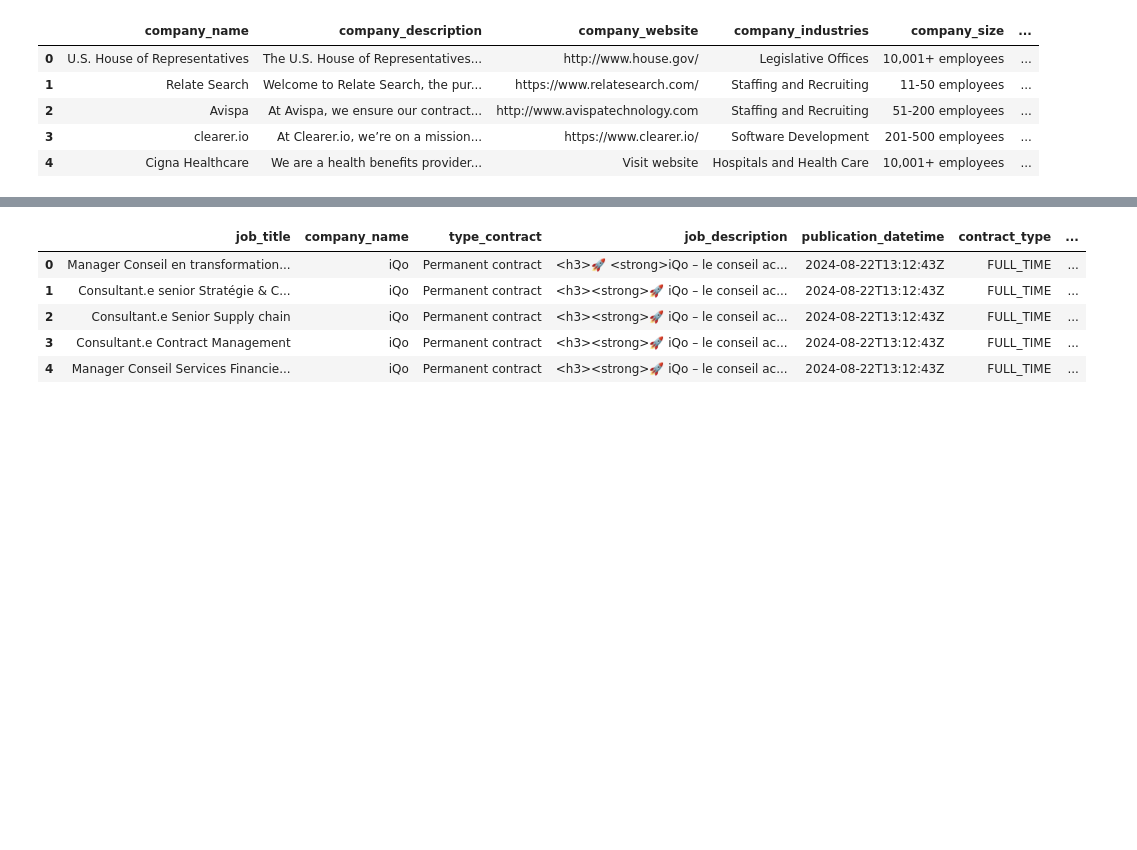
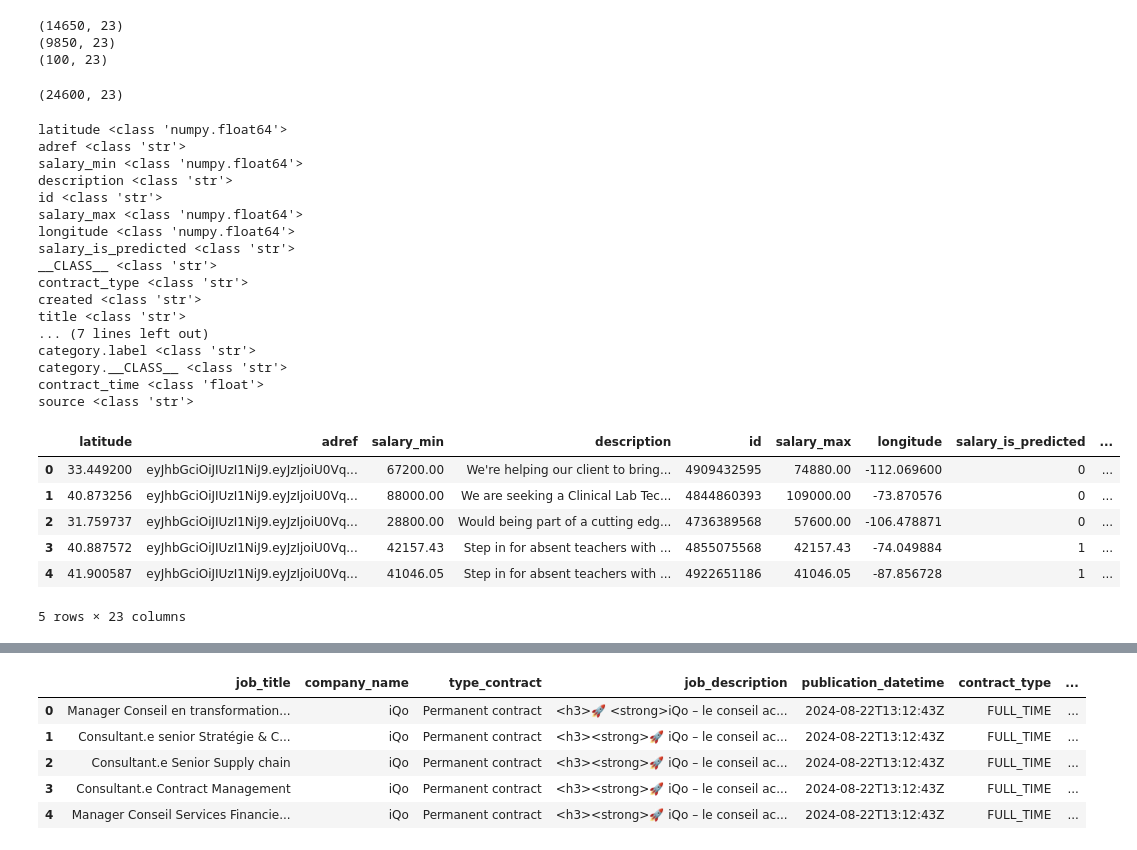
Before and after one commit to sodagt/JobMarket, a Jupyter notebook: processing/process_jobs.ipynb, the cells around one changed output, grey strips where cells are left out. Drawn from its saved outputs; the diff is of its cells as text; code cells hidden in the pictures; blank space fills up the shorter version.

```diff
--- a/processing/process_jobs.ipynb
+++ b/processing/process_jobs.ipynb
@@ -22,27 +22,56 @@ ModuleNotFoundError: No module named 'configs.conf'
 # %%
 #jobs_adzuna= pd.read_pickle('../outputs/raw/jobs_adzuna_sept.pkl')
-jobs_adzuna= pd.read_pickle('../outputs/raw/jobs_adzuna_us_nov.pkl')
+jobs_adzuna= pd.read_pickle('../outputs/raw/jobs_adzuna_nov.pkl')
 jobs_themuse = pd.read_pickle('../outputs/raw/jobs_muse_sept.pkl')
 jobs_wttj = pd.read_pickle('../outputs/raw/jobs_wttj_aout.pkl')
-#jobs_linkedin = pd.read_pickle('../outputs/raw/jobs_linkedin_sept.pkl')
 jobs_linkedin = pd.read_pickle('../outputs/raw/jobs_linkedin_nov.pkl')
-companies_linkedin = pd.read_pickle('../outputs/raw/companies_linkedin_nov.pkl')
-
-#test = jobs_linkedin['company_link'].unique
-#print(test)
-
-#jobs_linkedin.head()
-companies_linkedin.head()
-
-
-#print(len(jobs_linkedin))
-#14650 for United States jobs
-# %% [output]
-|  | company_name | company_description | company_website | company_industries | company_size | ... |
-| 0 | U.S. House of Representatives | The U.S. House of Representatives... | http://www.house.gov/ | Legislative Offices | 10,001+ employees | ... |
-| 1 | Relate Search | Welcome to Relate Search, the pur... | https://www.relatesearch.com/ | Staffing and Recruiting | 11-50 employees | ... |
-| 2 | Avispa | At Avispa, we ensure our contract... | http://www.avispatechnology.com | Staffing and Recruiting | 51-200 employees | ... |
-| 3 | clearer.io | At Clearer.io, we’re on a mission... | https://www.clearer.io/ | Software Development | 201-500 employees | ... |
-| 4 | Cigna Healthcare | We are a health benefits provider... | Visit website | Hospitals and Health Care | 10,001+ employees | ... |
+# %%
+jobs_adzuna2= pd.read_pickle('../outputs/raw/jobs_adzuna_us_nov.pkl')
+jobs_adzuna3= pd.read_pickle('../outputs/raw/jobs_adzuna_sept.pkl')
+jobs_adzuna= pd.read_pickle('../outputs/raw/jobs_adzuna_nov.pkl')
+
+print(jobs_adzuna.shape)
+print(jobs_adzuna2.shape)
+print(jobs_adzuna3.shape)
+
+jobs_adzuna = pd.concat([jobs_adzuna, jobs_adzuna2], axis=0)
+jobs_adzuna = pd.concat([jobs_adzuna, jobs_adzuna3], axis=0)
+jobs_adzuna.shape
+
+#jobs_linkedin2 = pd.read_pickle('../outputs/raw/jobs_linkedin_sept.pkl')
+# %% [output]
+(14650, 23)
+(9850, 23)
+(100, 23)
+(24600, 23)
+# %%
+for column in jobs_adzuna.columns:
+    print(column, type(jobs_adzuna[column].iloc[0]))
+jobs_adzuna.head()
+# %% [output]
+latitude <class 'numpy.float64'>
+adref <class 'str'>
+salary_min <class 'numpy.float64'>
+description <class 'str'>
+id <class 'str'>
+salary_max <class 'numpy.float64'>
+longitude <class 'numpy.float64'>
+salary_is_predicted <class 'str'>
+__CLASS__ <class 'str'>
+contract_type <class 'str'>
+created <class 'str'>
+title <class 'str'>
+... (7 lines left out)
+category.label <class 'str'>
+category.__CLASS__ <class 'str'>
+contract_time <class 'float'>
+source <class 'str'>
+|  | latitude | adref | salary_min | description | id | salary_max | longitude | salary_is_predicted | ... |
+| 0 | 33.449200 | eyJhbGciOiJIUzI1NiJ9.eyJzIjoiU0Vq... | 67200.00 | We're helping our client to bring... | 4909432595 | 74880.00 | -112.069600 | 0 | ... |
+| 1 | 40.873256 | eyJhbGciOiJIUzI1NiJ9.eyJzIjoiU0Vq... | 88000.00 | We are seeking a Clinical Lab Tec... | 4844860393 | 109000.00 | -73.870576 | 0 | ... |
+| 2 | 31.759737 | eyJhbGciOiJIUzI1NiJ9.eyJzIjoiU0Vq... | 28800.00 | Would being part of a cutting edg... | 4736389568 | 57600.00 | -106.478871 | 0 | ... |
+| 3 | 40.887572 | eyJhbGciOiJIUzI1NiJ9.eyJzIjoiU0Vq... | 42157.43 | Step in for absent teachers with ... | 4855075568 | 42157.43 | -74.049884 | 1 | ... |
+| 4 | 41.900587 | eyJhbGciOiJIUzI1NiJ9.eyJzIjoiU0Vq... | 41046.05 | Step in for absent teachers with ... | 4922651186 | 41046.05 | -87.856728 | 1 | ... |
+5 rows × 23 columns
 # %%
 jobs_adzuna_selected = jobs_adzuna[['title','description','contract_type', 'contract_time',
```
Also changed, not shown: parts of 16 cells of this notebook, 3 other files.
